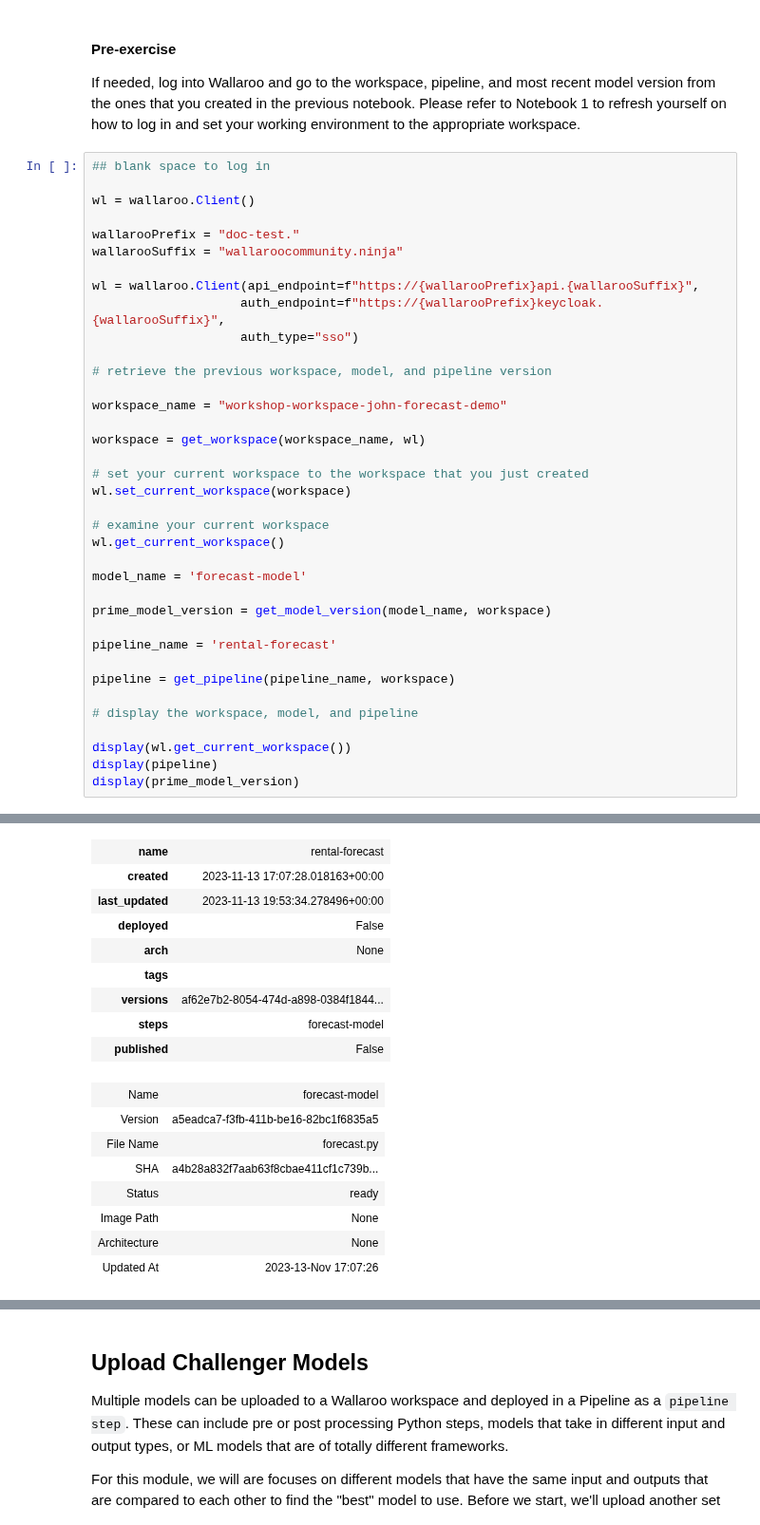
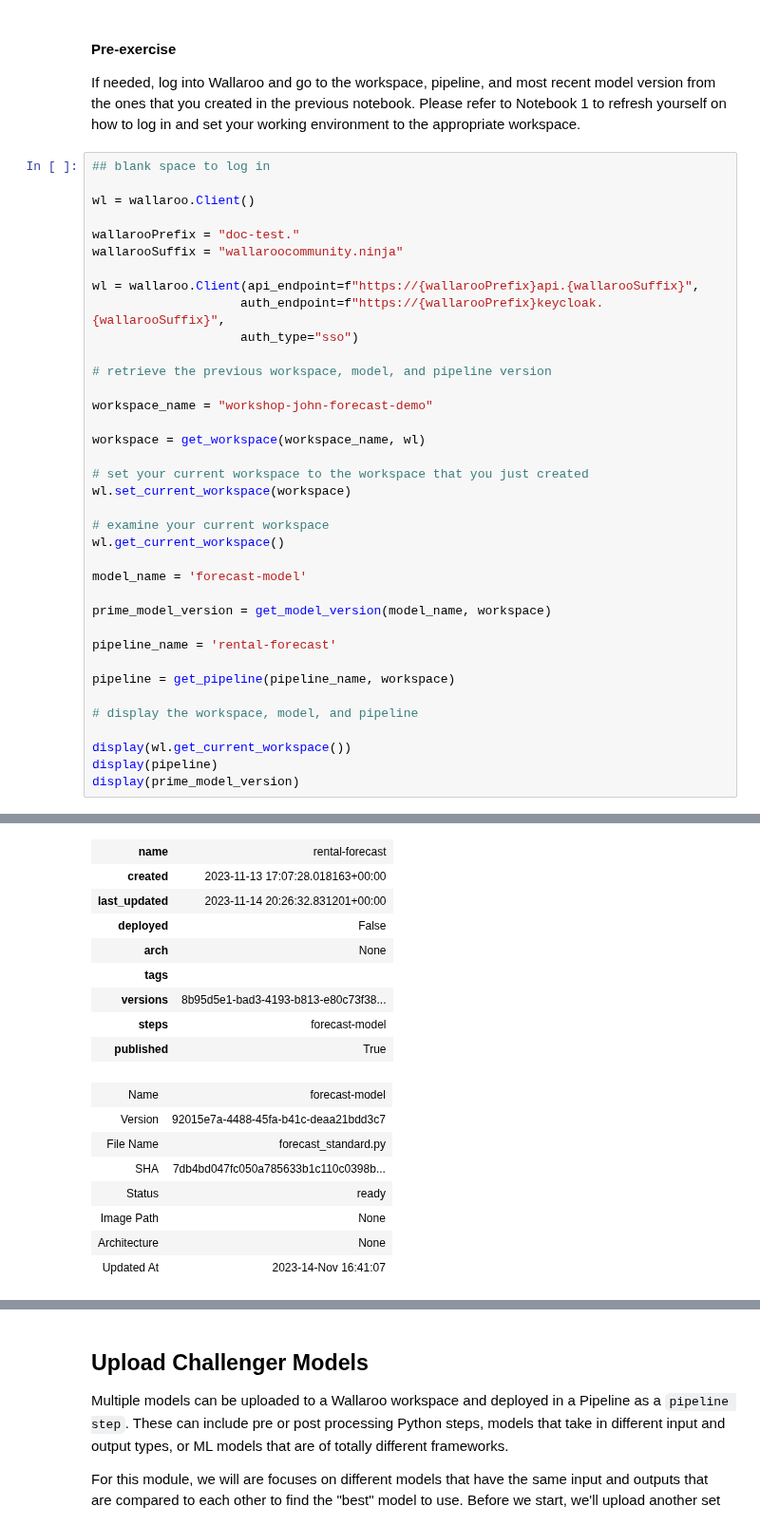
Before and after one commit to WallarooLabs/Workshops, a Jupyter notebook: Forecasting/Retail-CPG/Notebooks-with-code/N2_production_experiments-with-code.ipynb, the cells around one changed output, grey strips where cells are left out. Shown at 95% size. Drawn from its saved outputs; the diff is of its cells as text.

```diff
--- a/Forecasting/Retail-CPG/Notebooks-with-code/N2_production_experiments-with-code.ipynb
+++ b/Forecasting/Retail-CPG/Notebooks-with-code/N2_production_experiments-with-code.ipynb
@@ -101,45 +101,45 @@ wl = wallaroo.Client(api_endpoint=f"https://{wallarooPrefix}api.{wallarooSuffix}
 
 # retrieve the previous workspace, model, and pipeline version
 
-workspace_name = "workshop-workspace-john-forecast-demo"
+workspace_name = "workshop-john-forecast-demo"
 
 workspace = get_workspace(workspace_name, wl)
 
 # set your current workspace to the workspace that you just created
 wl.set_current_workspace(workspace)
 
 # examine your current workspace
 wl.get_current_workspace()
 
 model_name = 'forecast-model'
 
 prime_model_version = get_model_version(model_name, workspace)
 
 pipeline_name = 'rental-forecast'
 
 pipeline = get_pipeline(pipeline_name, workspace)
 
 # display the workspace, model, and pipeline
 
 display(wl.get_current_workspace())
 display(pipeline)
 display(prime_model_version)
 # %% [output]
 {'name': 'workshop-workspace-john-forecast-demo', 'id': 22, 'archived': False, 'created_by': '1394d144-06a0-4b6b-b2db-d7945810e39c', 'created_at': '2023-11-13T17:06:07.813719+00:00', 'models': [{'name ...
 | name | rental-forecast |
 | created | 2023-11-13 17:07:28.018163+00:00 |
-| last_updated | 2023-11-13 19:53:34.278496+00:00 |
+| last_updated | 2023-11-14 20:26:32.831201+00:00 |
 | deployed | False |
 | arch | None |
 | tags |  |
-| versions | af62e7b2-8054-474d-a898-0384f1844... |
+| versions | 8b95d5e1-bad3-4193-b813-e80c73f38... |
 | steps | forecast-model |
-| published | False |
+| published | True |
 | Name | forecast-model |
-| Version | a5eadca7-f3fb-411b-be16-82bc1f6835a5 |
-| File Name | forecast.py |
-| SHA | a4b28a832f7aab63f8cbae411cf1c739b... |
+| Version | 92015e7a-4488-45fa-b41c-deaa21bdd3c7 |
+| File Name | forecast_standard.py |
+| SHA | 7db4bd047fc050a785633b1c110c0398b... |
 | Status | ready |
 | Image Path | None |
 | Architecture | None |
-| Updated At | 2023-13-Nov 17:07:26 |
+| Updated At | 2023-14-Nov 16:41:07 |
```
Also changed, not shown: parts of 18 cells of this notebook, 17 other files.
